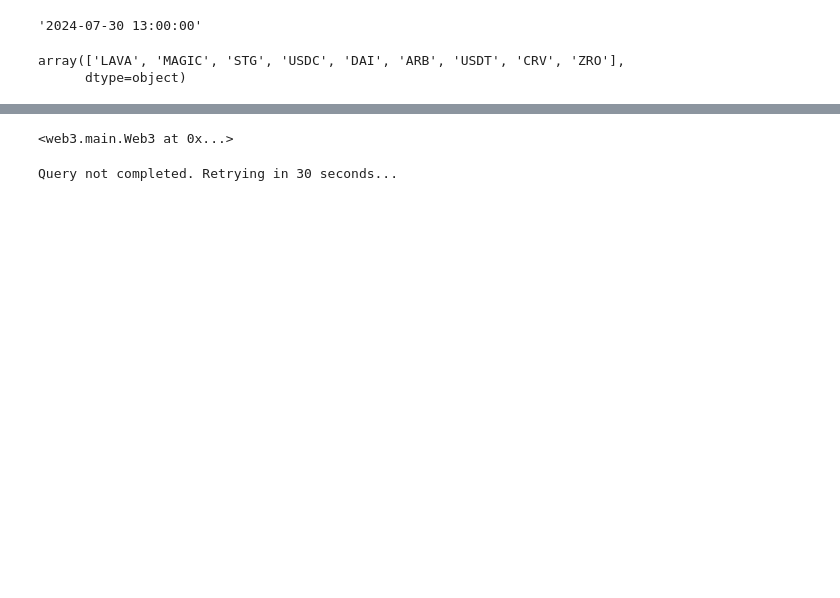
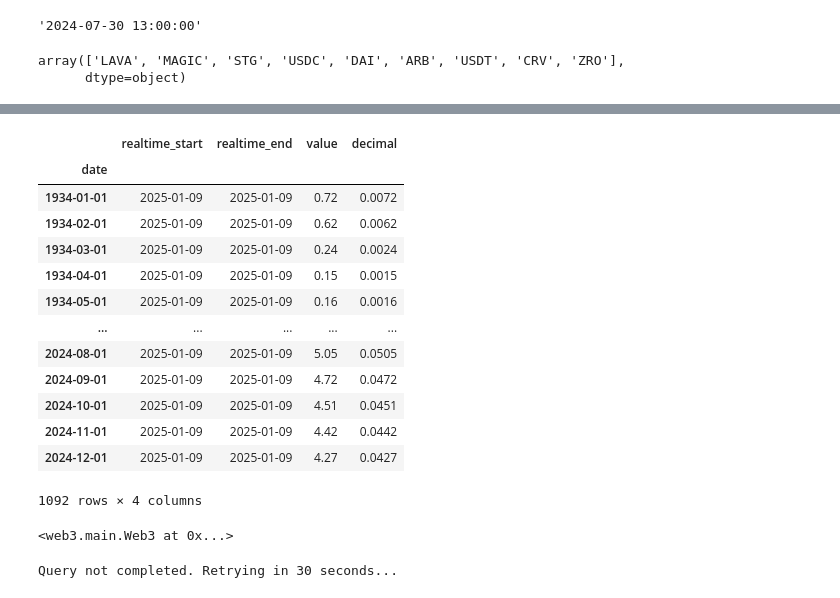
Before and after one commit to robo-advisor-lab/encode_hackathon_project, a Jupyter notebook: notebooks/trade_script.ipynb, the cells around one changed output, grey strips where cells are left out. Drawn from its saved outputs; the diff is of its cells as text; code cells hidden in the pictures; blank space fills up the shorter version.

```diff
--- a/notebooks/trade_script.ipynb
+++ b/notebooks/trade_script.ipynb
@@ -357,3 +388,20 @@ prices_df
+# %%
+three_month_tbill
+# %% [output]
+|  | realtime_start | realtime_end | value | decimal |
+| date |  |  |  |  |
+| 1934-01-01 | 2025-01-09 | 2025-01-09 | 0.72 | 0.0072 |
+| 1934-02-01 | 2025-01-09 | 2025-01-09 | 0.62 | 0.0062 |
+| 1934-03-01 | 2025-01-09 | 2025-01-09 | 0.24 | 0.0024 |
+| 1934-04-01 | 2025-01-09 | 2025-01-09 | 0.15 | 0.0015 |
+| 1934-05-01 | 2025-01-09 | 2025-01-09 | 0.16 | 0.0016 |
+| ... | ... | ... | ... | ... |
+| 2024-08-01 | 2025-01-09 | 2025-01-09 | 5.05 | 0.0505 |
+| 2024-09-01 | 2025-01-09 | 2025-01-09 | 4.72 | 0.0472 |
+| 2024-10-01 | 2025-01-09 | 2025-01-09 | 4.51 | 0.0451 |
+| 2024-11-01 | 2025-01-09 | 2025-01-09 | 4.42 | 0.0442 |
+| 2024-12-01 | 2025-01-09 | 2025-01-09 | 4.27 | 0.0427 |
+1092 rows × 4 columns
 # %%
 w3
 # %% [output]
```
Also changed, not shown: parts of 54 cells of this notebook, 10 other files.
